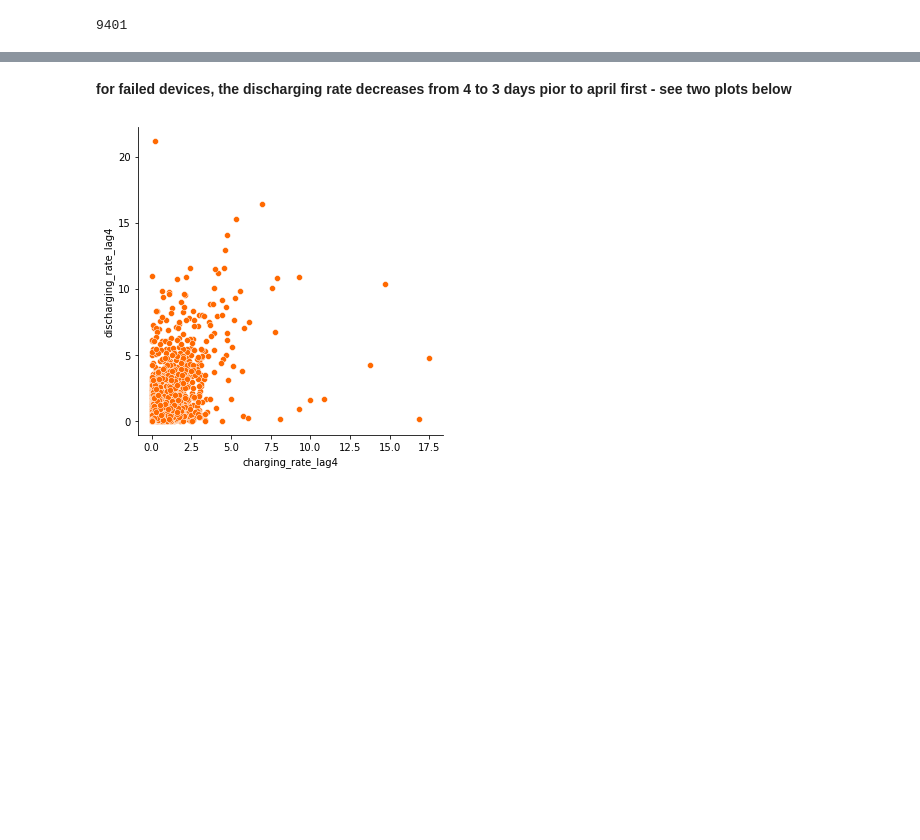
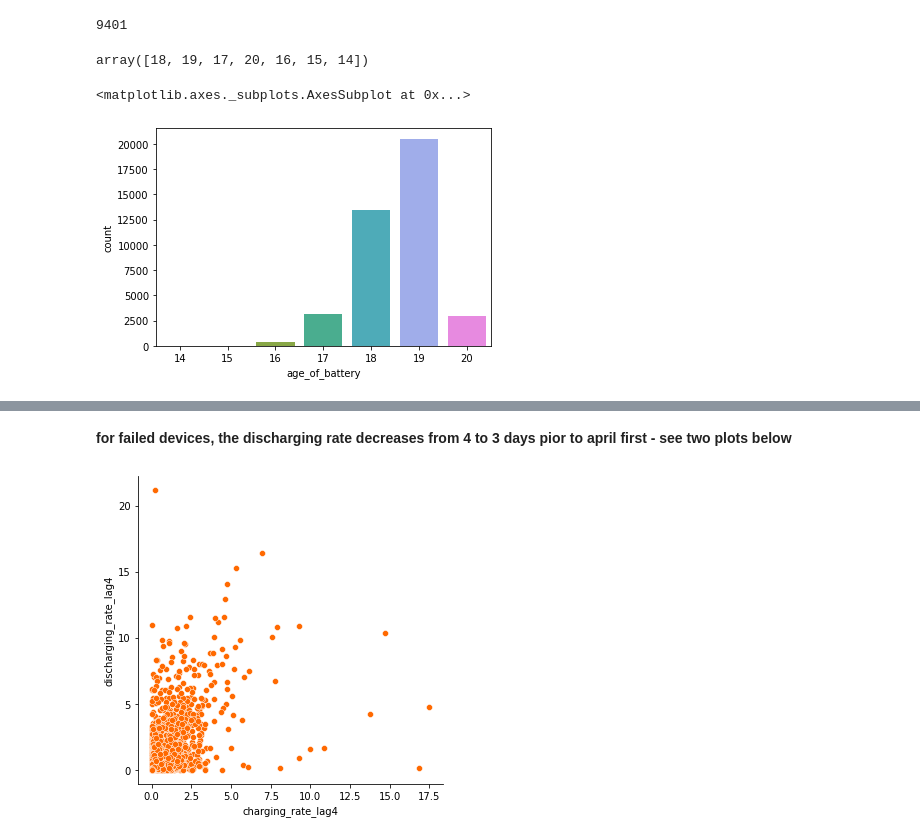
Before and after one commit to natalia-kurbakova/Baruch-Data-Challenge, a Jupyter notebook: add_to_exploration.ipynb, the cells around one changed output, grey strips where cells are left out. Drawn from its saved outputs; the diff is of its cells as text; code cells hidden in the pictures; blank space fills up the shorter version.

```diff
--- a/add_to_exploration.ipynb
+++ b/add_to_exploration.ipynb
@@ -43,0 +42,5 @@ train['Month Deployed'] = months
+# %%
+# last record == april 1st 2021
+#calculate age of battery in months: 2021 - year deployed, times 12, plus 4 (april is the fourth month), substract month deployed
+train['age_of_battery'] = (12*(2021 - train['Year Deployed']) + 4) - train['Month Deployed']
+train.sample(n=5)
@@ -53,3 +63,14 @@ fail_7_count = failed_true.count().max()
 fail_7_count
 # %% [output]
 9401
+# %%
+age_categories = train['age_of_battery'].unique()
+age_categories
+# %% [output]
+array([18, 19, 17, 20, 16, 15, 14])
+# %%
+sns.set_palette('RdBu_r')
+sns.countplot(data=train, x='age_of_battery')
+# %% [output]
+<matplotlib.axes._subplots.AxesSubplot at 0x...>
+[figure, added]
```
Also changed, not shown: parts of 4 cells of this notebook.
